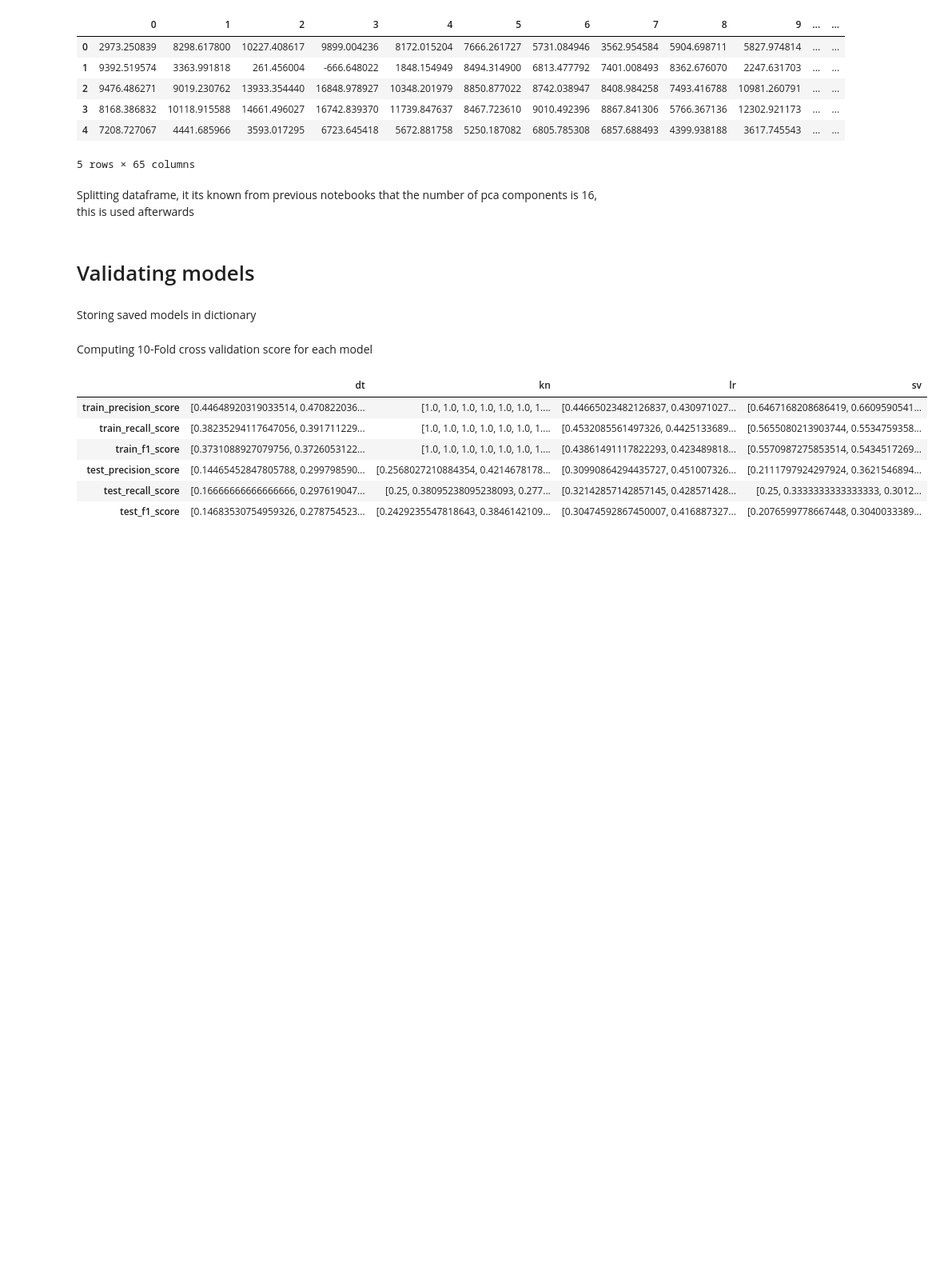
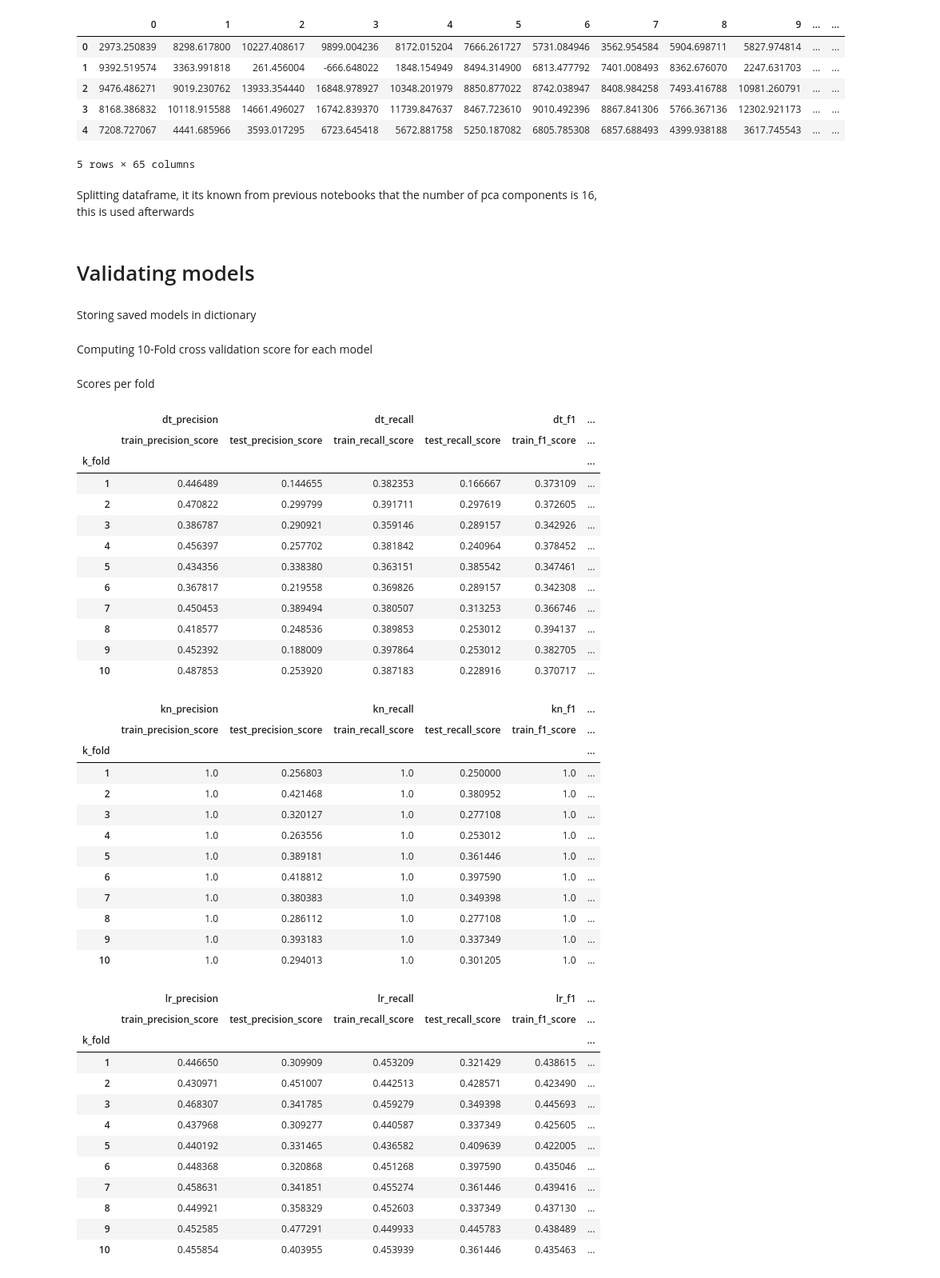
Before and after one commit to Brunoware/butterfly_images_classification, a Jupyter notebook: proyecto_1_clasificacion_validacion.ipynb, the cells around one changed output. Shown at 80% size. Saved outputs shown, nothing was run; the diff lists cells and outputs as text; code cells hidden in the pictures; blank space fills up the shorter version.

```diff
--- a/proyecto_1_clasificacion_validacion.ipynb
+++ b/proyecto_1_clasificacion_validacion.ipynb
@@ -109,13 +109,57 @@ for name, estimator in estimators.items():
 
     # adding data to the corresponding estimator
     cross_scores[name] = data_per_estimator
+# %% [markdown]
+Scores per fold
 # %%
-pd.DataFrame(cross_scores)
+for estimator_name in cross_scores:
+    df_flag = pd.DataFrame(cross_scores[estimator_name])
+    df_flag['k_fold'] = range(1, 11)
+    df_flag.set_index('k_fold', inplace = True)
+    columns_order = ['train_precision_score', 'test_precision_score',
+                    'train_recall_score', 'test_recall_score',
+                    'train_f1_score', 'test_f1_score']
+    df_flag = df_flag[columns_order]
+    df_flag.columns = pd.MultiIndex.from_tuples([(f"{estimator_name}_{column.split('_')[1]}", column) for column in columns_order])
+
+    display(df_flag)
 # %% [output]
-|  | dt | kn | lr | sv |
-| train_precision_score | [0.44648920319033514, 0.470822036... | [1.0, 1.0, 1.0, 1.0, 1.0, 1.0, 1.... | [0.44665023482126837, 0.430971027... | [0.6467168208686419, 0.6609590541... |
-| train_recall_score | [0.38235294117647056, 0.391711229... | [1.0, 1.0, 1.0, 1.0, 1.0, 1.0, 1.... | [0.4532085561497326, 0.4425133689... | [0.5655080213903744, 0.5534759358... |
-| train_f1_score | [0.3731088927079756, 0.3726053122... | [1.0, 1.0, 1.0, 1.0, 1.0, 1.0, 1.... | [0.43861491117822293, 0.423489818... | [0.5570987275853514, 0.5434517269... |
-| test_precision_score | [0.14465452847805788, 0.299798590... | [0.2568027210884354, 0.4214678178... | [0.30990864294435727, 0.451007326... | [0.2111797924297924, 0.3621546894... |
-| test_recall_score | [0.16666666666666666, 0.297619047... | [0.25, 0.38095238095238093, 0.277... | [0.32142857142857145, 0.428571428... | [0.25, 0.3333333333333333, 0.3012... |
-| test_f1_score | [0.14683530754959326, 0.278754523... | [0.2429235547818643, 0.3846142109... | [0.30474592867450007, 0.416887327... | [0.2076599778667448, 0.3040033389... |
+|  | dt_precision |  | dt_recall |  | dt_f1 | ... |
+|  | train_precision_score | test_precision_score | train_recall_score | test_recall_score | train_f1_score | ... |
+| k_fold |  |  |  |  |  | ... |
+| 1 | 0.446489 | 0.144655 | 0.382353 | 0.166667 | 0.373109 | ... |
+| 2 | 0.470822 | 0.299799 | 0.391711 | 0.297619 | 0.372605 | ... |
+| 3 | 0.386787 | 0.290921 | 0.359146 | 0.289157 | 0.342926 | ... |
+| 4 | 0.456397 | 0.257702 | 0.381842 | 0.240964 | 0.378452 | ... |
+| 5 | 0.434356 | 0.338380 | 0.363151 | 0.385542 | 0.347461 | ... |
+| 6 | 0.367817 | 0.219558 | 0.369826 | 0.289157 | 0.342308 | ... |
+| 7 | 0.450453 | 0.389494 | 0.380507 | 0.313253 | 0.366746 | ... |
+| 8 | 0.418577 | 0.248536 | 0.389853 | 0.253012 | 0.394137 | ... |
+| 9 | 0.452392 | 0.188009 | 0.397864 | 0.253012 | 0.382705 | ... |
+| 10 | 0.487853 | 0.253920 | 0.387183 | 0.228916 | 0.370717 | ... |
+|  | kn_precision |  | kn_recall |  | kn_f1 | ... |
+|  | train_precision_score | test_precision_score | train_recall_score | test_recall_score | train_f1_score | ... |
+| k_fold |  |  |  |  |  | ... |
+| 1 | 1.0 | 0.256803 | 1.0 | 0.250000 | 1.0 | ... |
+| 2 | 1.0 | 0.421468 | 1.0 | 0.380952 | 1.0 | ... |
+| 3 | 1.0 | 0.320127 | 1.0 | 0.277108 | 1.0 | ... |
+| 4 | 1.0 | 0.263556 | 1.0 | 0.253012 | 1.0 | ... |
+| 5 | 1.0 | 0.389181 | 1.0 | 0.361446 | 1.0 | ... |
+| 6 | 1.0 | 0.418812 | 1.0 | 0.397590 | 1.0 | ... |
+| 7 | 1.0 | 0.380383 | 1.0 | 0.349398 | 1.0 | ... |
+| 8 | 1.0 | 0.286112 | 1.0 | 0.277108 | 1.0 | ... |
+| 9 | 1.0 | 0.393183 | 1.0 | 0.337349 | 1.0 | ... |
+| 10 | 1.0 | 0.294013 | 1.0 | 0.301205 | 1.0 | ... |
+|  | lr_precision |  | lr_recall |  | lr_f1 | ... |
+|  | train_precision_score | test_precision_score | train_recall_score | test_recall_score | train_f1_score | ... |
+| k_fold |  |  |  |  |  | ... |
+| 1 | 0.446650 | 0.309909 | 0.453209 | 0.321429 | 0.438615 | ... |
+| 2 | 0.430971 | 0.451007 | 0.442513 | 0.428571 | 0.423490 | ... |
+| 3 | 0.468307 | 0.341785 | 0.459279 | 0.349398 | 0.445693 | ... |
+| 4 | 0.437968 | 0.309277 | 0.440587 | 0.337349 | 0.425605 | ... |
+| 5 | 0.440192 | 0.331465 | 0.436582 | 0.409639 | 0.422005 | ... |
+| 6 | 0.448368 | 0.320868 | 0.451268 | 0.397590 | 0.435046 | ... |
+| 7 | 0.458631 | 0.341851 | 0.455274 | 0.361446 | 0.439416 | ... |
+| 8 | 0.449921 | 0.358329 | 0.452603 | 0.337349 | 0.437130 | ... |
+| 9 | 0.452585 | 0.477291 | 0.449933 | 0.445783 | 0.438489 | ... |
+| 10 | 0.455854 | 0.403955 | 0.453939 | 0.361446 | 0.435463 | ... |
```
Also changed, not shown: parts of 3 cells of this notebook, 1 other file.
